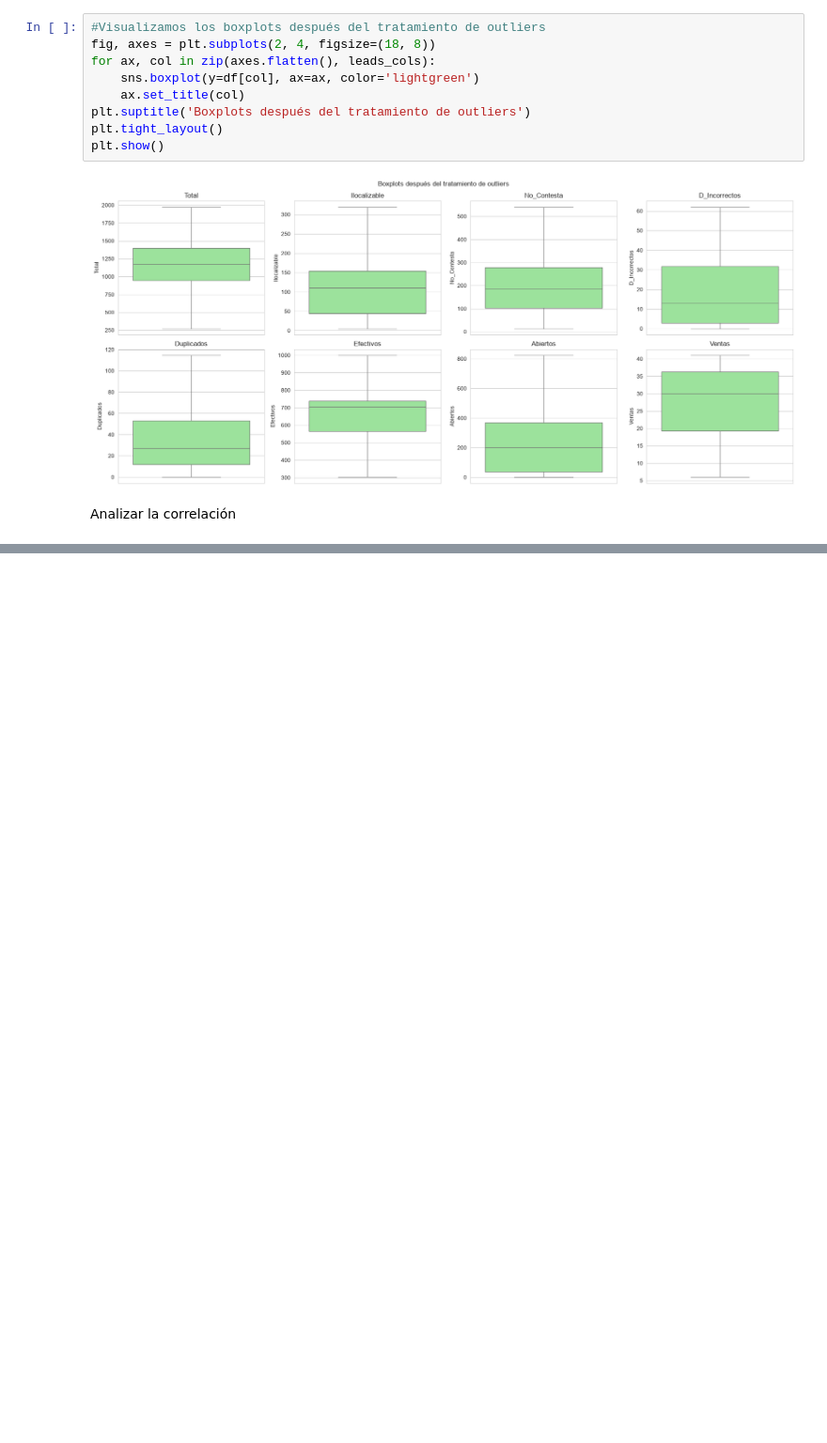
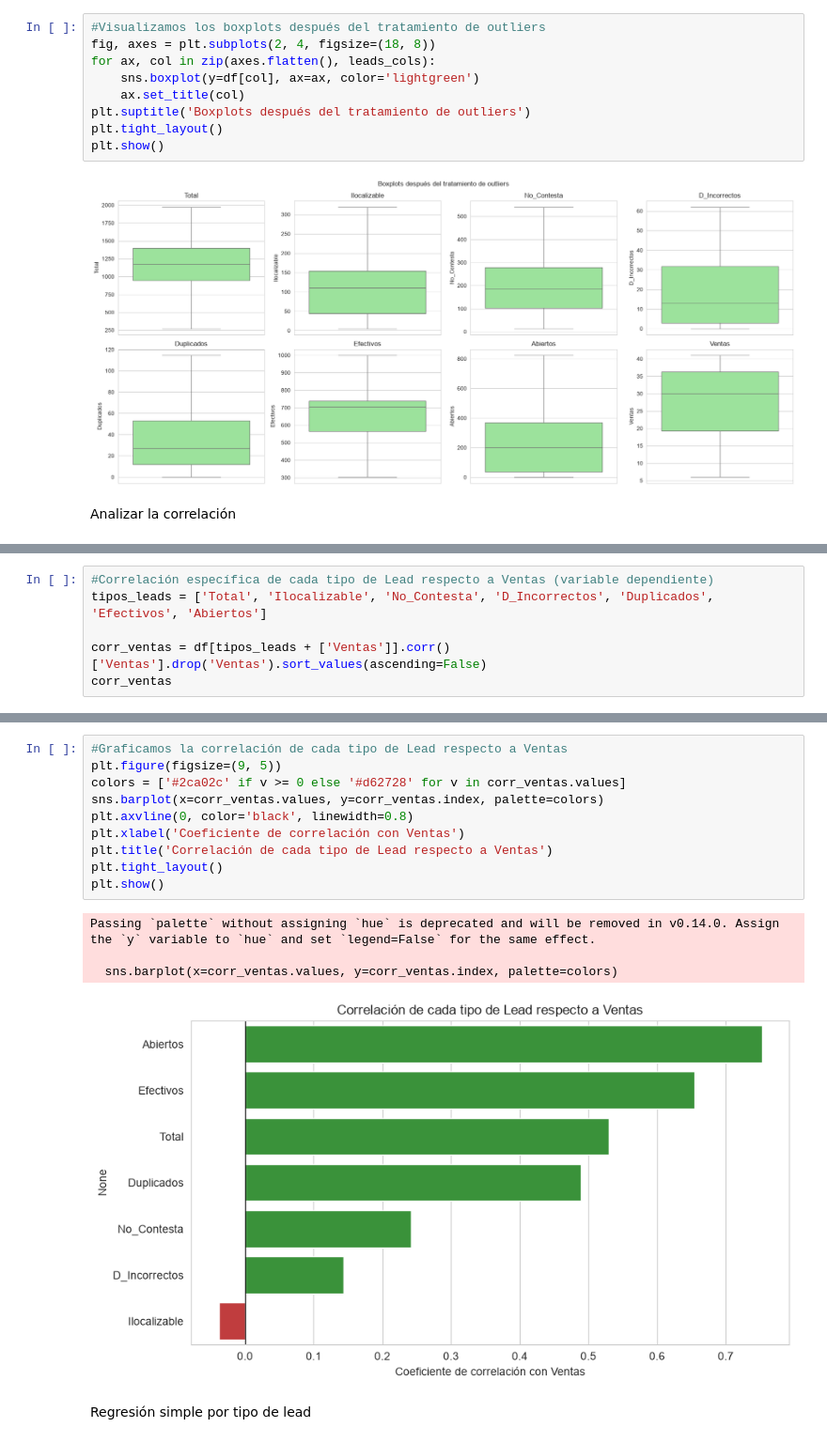
Before and after one commit to a01739713-jpg/Actividad-5, a Jupyter notebook: Actividad5.1/cogigo_act5.ipynb, the cells around one changed output, grey strips where cells are left out. Shown at 94% size. Saved outputs shown, nothing was run; the diff lists cells and outputs as text; blank space fills up the shorter version.

```diff
--- a/Actividad5.1/cogigo_act5.ipynb
+++ b/Actividad5.1/cogigo_act5.ipynb
@@ -220,0 +272,6 @@ Analizar la correlación
+# %%
+#Correlación específica de cada tipo de Lead respecto a Ventas (variable dependiente)
+tipos_leads = ['Total', 'Ilocalizable', 'No_Contesta', 'D_Incorrectos', 'Duplicados', 'Efectivos', 'Abiertos']
+
+corr_ventas = df[tipos_leads + ['Ventas']].corr()['Ventas'].drop('Ventas').sort_values(ascending=False)
+corr_ventas
@@ -220,0 +287,17 @@ Analizar la correlación
+# %%
+#Graficamos la correlación de cada tipo de Lead respecto a Ventas
+plt.figure(figsize=(9, 5))
+colors = ['#2ca02c' if v >= 0 else '#d62728' for v in corr_ventas.values]
+sns.barplot(x=corr_ventas.values, y=corr_ventas.index, palette=colors)
+plt.axvline(0, color='black', linewidth=0.8)
+plt.xlabel('Coeficiente de correlación con Ventas')
+plt.title('Correlación de cada tipo de Lead respecto a Ventas')
+plt.tight_layout()
+plt.show()
+# %% [output]
+Passing `palette` without assigning `hue` is deprecated and will be removed in v0.14.0. Assign the `y` variable to `hue` and set `legend=False` for the same effect.
+
+  sns.barplot(x=corr_ventas.values, y=corr_ventas.index, palette=colors)
+[figure, added]
+# %% [markdown]
+Regresión simple por tipo de lead
```
Also changed, not shown: parts of 16 cells of this notebook.
